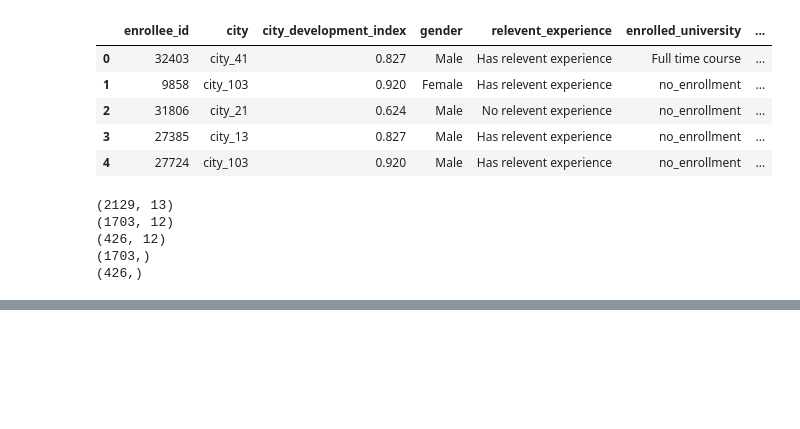
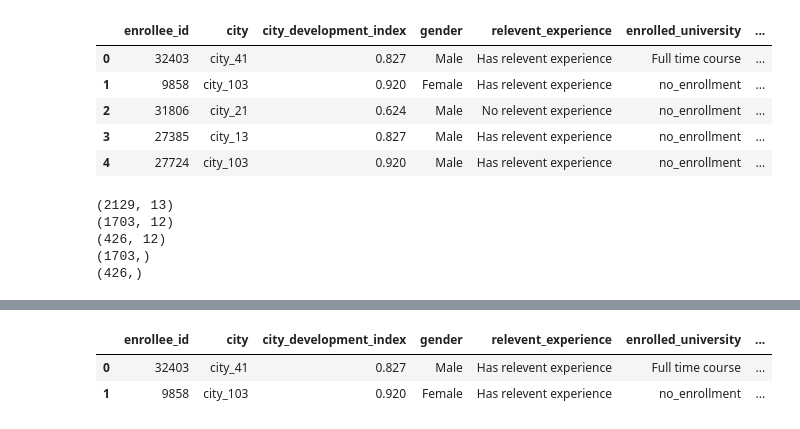
Before and after one commit to gaurav712-gujjar/new_test_ml, a Jupyter notebook: test.ipynb, the cells around one changed output, grey strips where cells are left out. Cells and saved outputs as stored; diff of their text form; code cells hidden in the pictures; blank space fills up the shorter version.

```diff
--- a/test.ipynb
+++ b/test.ipynb
@@ -74,0 +132,7 @@ print(y_test.shape)
+# %%
+df_new = pd.read_csv(r"D:\MACHINE LEARNING\new_ml_test\dsjob - dsjob.csv")
+df_new.head(2)
+# %% [output]
+|  | enrollee_id | city | city_development_index | gender | relevent_experience | enrolled_university | ... |
+| 0 | 32403 | city_41 | 0.827 | Male | Has relevent experience | Full time course | ... |
+| 1 | 9858 | city_103 | 0.920 | Female | Has relevent experience | no_enrollment | ... |
```
Also changed, not shown: parts of 20 cells of this notebook, 1 other file.
